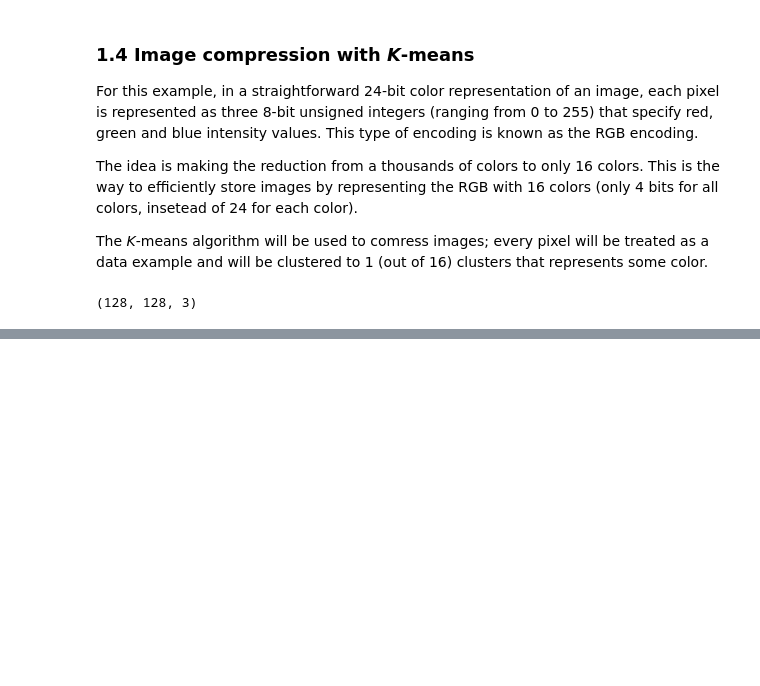
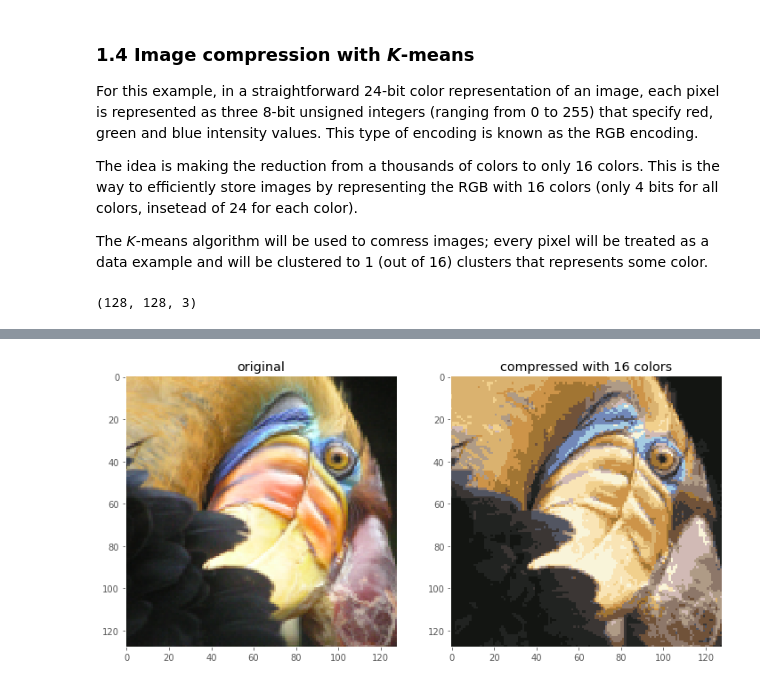
Before and after one commit to akapet00/andrew-ng-coursera-ml, a Jupyter notebook: ex7-unsupervised-learning/ex7.ipynb, the cells around one changed output, grey strips where cells are left out. Cells and saved outputs as stored; diff of their text form; code cells hidden in the pictures; blank space fills up the shorter version.

Commit message:
KMeans finished

```diff
--- a/ex7-unsupervised-learning/ex7.ipynb
+++ b/ex7-unsupervised-learning/ex7.ipynb
@@ -200,6 +200,12 @@ The idea is making the reduction from a thousands of colors to only 16 colors. T
 The *K*-means algorithm will be used to comress images; every pixel will be treated as a data example and will be clustered to 1 (out of 16) clusters that represents some color.
 # %%
 A = plt.imread('data/bird_small.png')
-A.shape
+img_size = A.shape
+img_size
 # %% [output]
 (128, 128, 3)
+# %%
+# reshape the image into Nx3 matrix where N = number of pixels
+# each row will contain the R, G and B pixel values
+X = np.reshape(A, (img_size[0]*img_size[1], 3))
+X.shape
@@ -205,0 +214,6 @@ A.shape
+# %%
+%%time
+K = 16
+max_iters = 10
+initial_centroids = KMeansInitCentroids(X, K)
+centroids, idx = runKMeans(X, initial_centroids, max_iters)
@@ -205,0 +246,18 @@ A.shape
+# %%
+# image compression
+idx = findClosestCentroids(X, centroids)
+X_recovered = centroids[np.asarray(idx-1, dtype=int), :]
+X_recovered = np.reshape(X_recovered, (img_size[0], img_size[1], 3))
+# %%
+plt.figure(figsize=(12,8))
+plt.subplot(1,2,1)
+plt.imshow(A)
+plt.title('original')
+plt.grid()
+
+plt.subplot(1,2,2)
+plt.imshow(X_recovered)
+plt.title(f'compressed with {K} colors')
+plt.grid()
+# %% [output]
+[figure, added]
```
Also changed, not shown: parts of 12 cells of this notebook, 1 other file.
